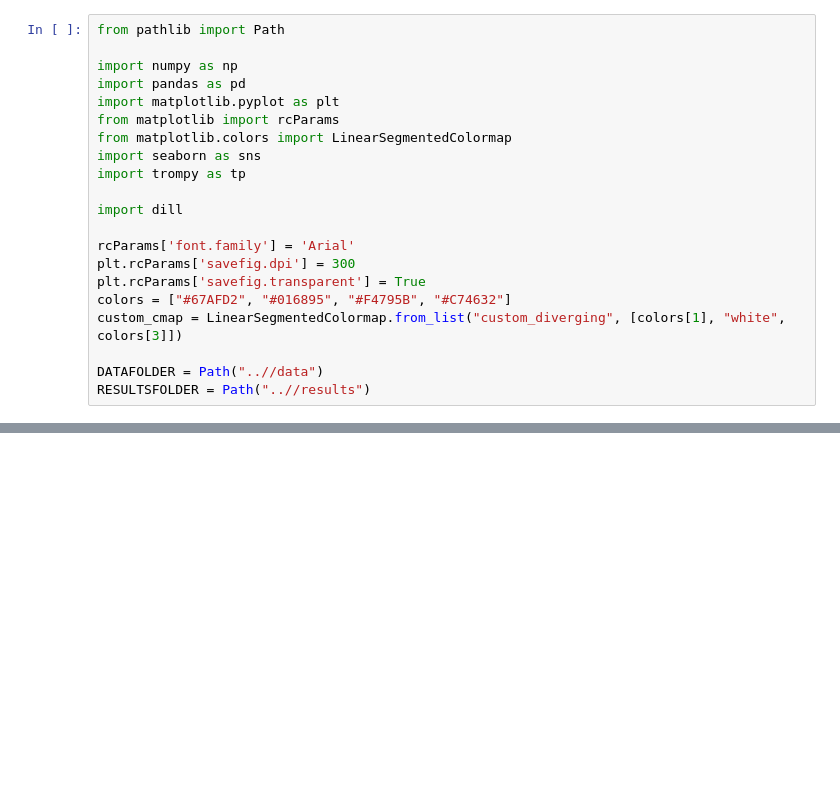
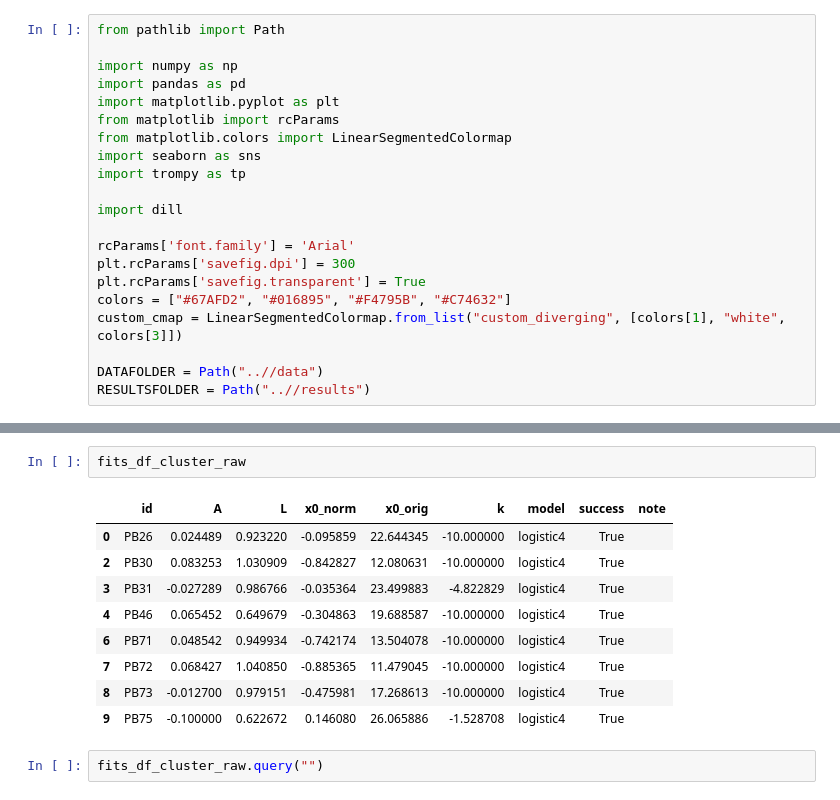
Before and after one commit to jaimemcc/bazzino, a Jupyter notebook: notebooks/behav_indvidual_rats.ipynb, the cells around one changed output, grey strips where cells are left out. Drawn from its saved outputs; the diff is of its cells as text; blank space fills up the shorter version.

```diff
--- a/notebooks/behav_indvidual_rats.ipynb
+++ b/notebooks/behav_indvidual_rats.ipynb
@@ -30 +37,15 @@ snips_still = data["snips_still"]
+# %%
+fits_df_cluster_raw
+# %% [output]
+|  | id | A | L | x0_norm | x0_orig | k | model | success | note |
+| 0 | PB26 | 0.024489 | 0.923220 | -0.095859 | 22.644345 | -10.000000 | logistic4 | True |  |
+| 2 | PB30 | 0.083253 | 1.030909 | -0.842827 | 12.080631 | -10.000000 | logistic4 | True |  |
+| 3 | PB31 | -0.027289 | 0.986766 | -0.035364 | 23.499883 | -4.822829 | logistic4 | True |  |
+| 4 | PB46 | 0.065452 | 0.649679 | -0.304863 | 19.688587 | -10.000000 | logistic4 | True |  |
+| 6 | PB71 | 0.048542 | 0.949934 | -0.742174 | 13.504078 | -10.000000 | logistic4 | True |  |
+| 7 | PB72 | 0.068427 | 1.040850 | -0.885365 | 11.479045 | -10.000000 | logistic4 | True |  |
+| 8 | PB73 | -0.012700 | 0.979151 | -0.475981 | 17.268613 | -10.000000 | logistic4 | True |  |
+| 9 | PB75 | -0.100000 | 0.622672 | 0.146080 | 26.065886 | -1.528708 | logistic4 | True |  |
+# %%
+fits_df_cluster_raw.query("")
 # %%
```
Also changed, not shown: parts of 5 cells of this notebook, 1 other file.
